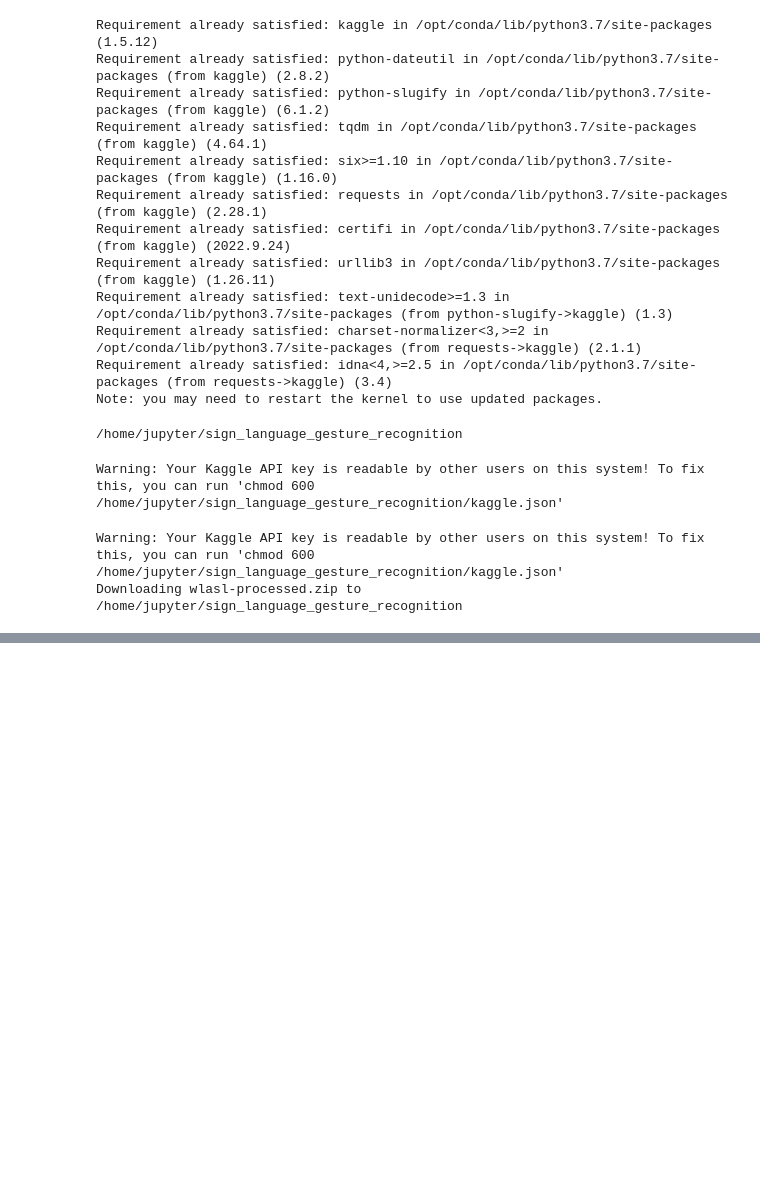
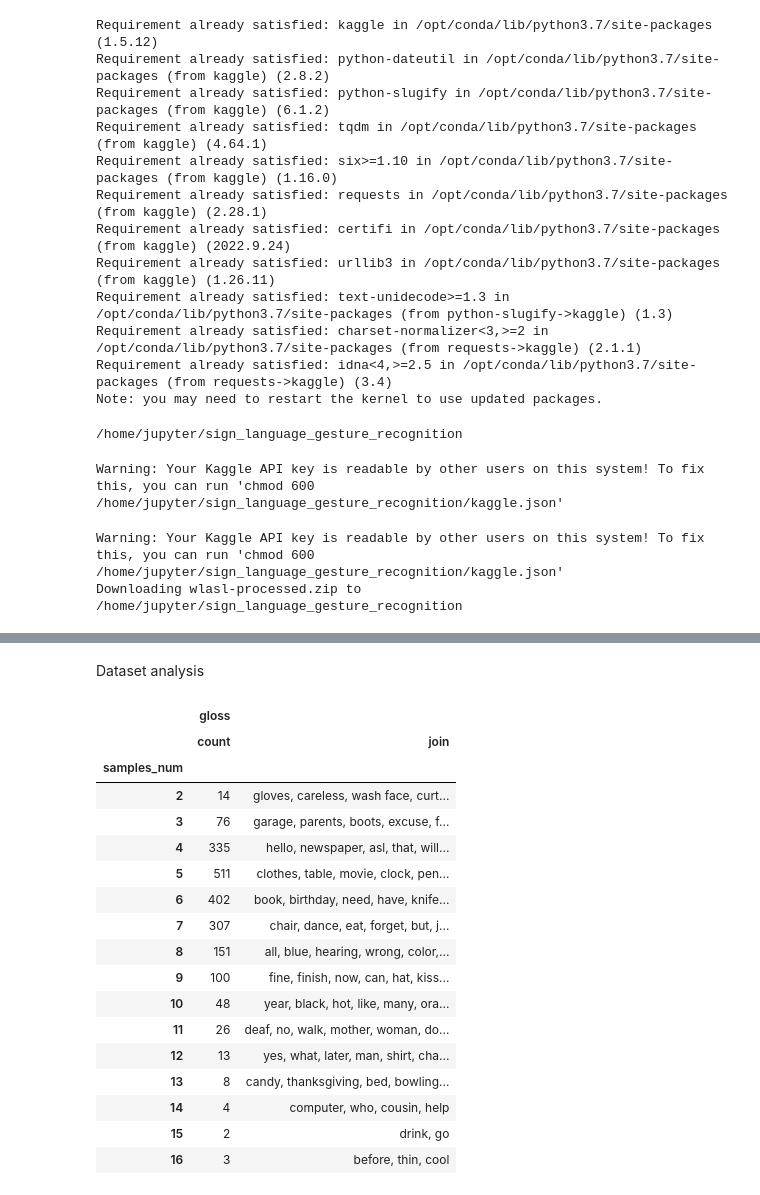
Before and after one commit to WojciechMojsiejuk/sign_language_gesture_recognition, a Jupyter notebook: asl_gesture_recognition.ipynb, the cells around one changed output, grey strips where cells are left out. Cells and saved outputs as stored; diff of their text form; code cells hidden in the pictures; blank space fills up the shorter version.

```diff
--- a/asl_gesture_recognition.ipynb
+++ b/asl_gesture_recognition.ipynb
@@ -34,0 +69,16 @@ Downloading wlasl-processed.zip to /home/jupyter/sign_language_gesture_recogniti
+# %%
+def get_videos_ids(json_list):
+    """
+    function to check if the video id is available in the dataset
+    and return the viedos ids of the current instance
+
+    input: instance json list
+    output: list of videos_ids
+
+    """
+    videos_list = []
+    for ins in json_list:
+        video_id = ins['video_id']
+        if os.path.exists(f'/home/jupyter/sign_language_gesture_recognition/dataset/videos/{video_id}.mp4'):
+            videos_list.append(video_id)
+    return videos_list
@@ -34,0 +101,2 @@ Downloading wlasl-processed.zip to /home/jupyter/sign_language_gesture_recogniti
+# %%
+wlas_df['videos_ids'] = wlas_df['instances'].apply(get_videos_ids)
@@ -34,0 +145,27 @@ Downloading wlasl-processed.zip to /home/jupyter/sign_language_gesture_recogniti
+# %% [markdown]
+Dataset analysis
+# %%
+wlas_df['samples_num'] = wlas_df['videos_ids'].apply(len)
+# %%
+words_sample_counts = wlas_df[['gloss', 'samples_num']].groupby('samples_num').agg({"gloss":['count', ', '.join]})
+# %%
+words_sample_counts
+# %% [output]
+|  | gloss |  |
+|  | count | join |
+| samples_num |  |  |
+| 2 | 14 | gloves, careless, wash face, curt... |
+| 3 | 76 | garage, parents, boots, excuse, f... |
+| 4 | 335 | hello, newspaper, asl, that, will... |
+| 5 | 511 | clothes, table, movie, clock, pen... |
+| 6 | 402 | book, birthday, need, have, knife... |
+| 7 | 307 | chair, dance, eat, forget, but, j... |
+| 8 | 151 | all, blue, hearing, wrong, color,... |
+| 9 | 100 | fine, finish, now, can, hat, kiss... |
+| 10 | 48 | year, black, hot, like, many, ora... |
+| 11 | 26 | deaf, no, walk, mother, woman, do... |
+| 12 | 13 | yes, what, later, man, shirt, cha... |
+| 13 | 8 | candy, thanksgiving, bed, bowling... |
+| 14 | 4 | computer, who, cousin, help |
+| 15 | 2 | drink, go |
+| 16 | 3 | before, thin, cool |
```
Also changed, not shown: parts of 26 cells of this notebook.
